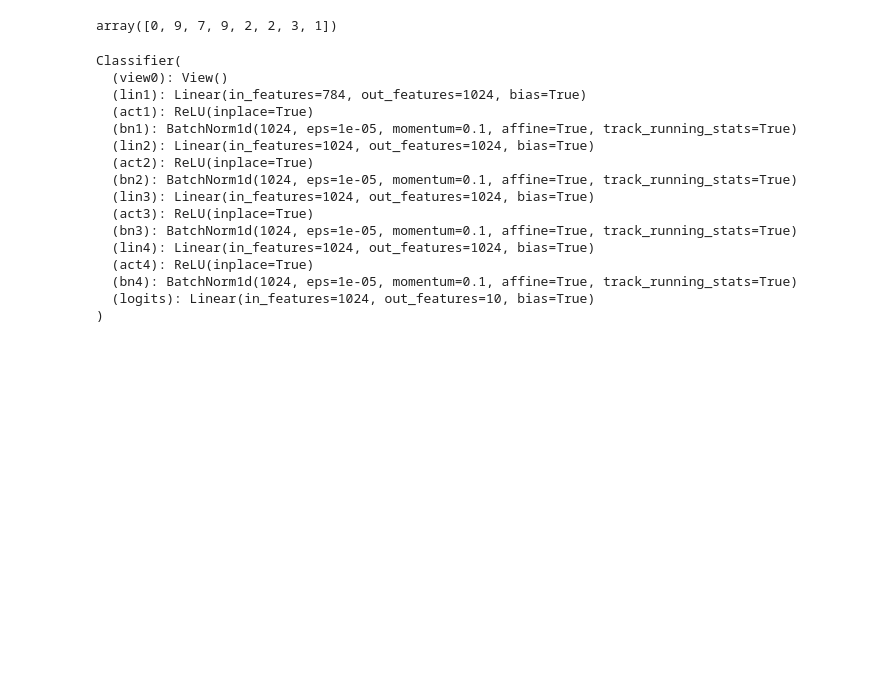
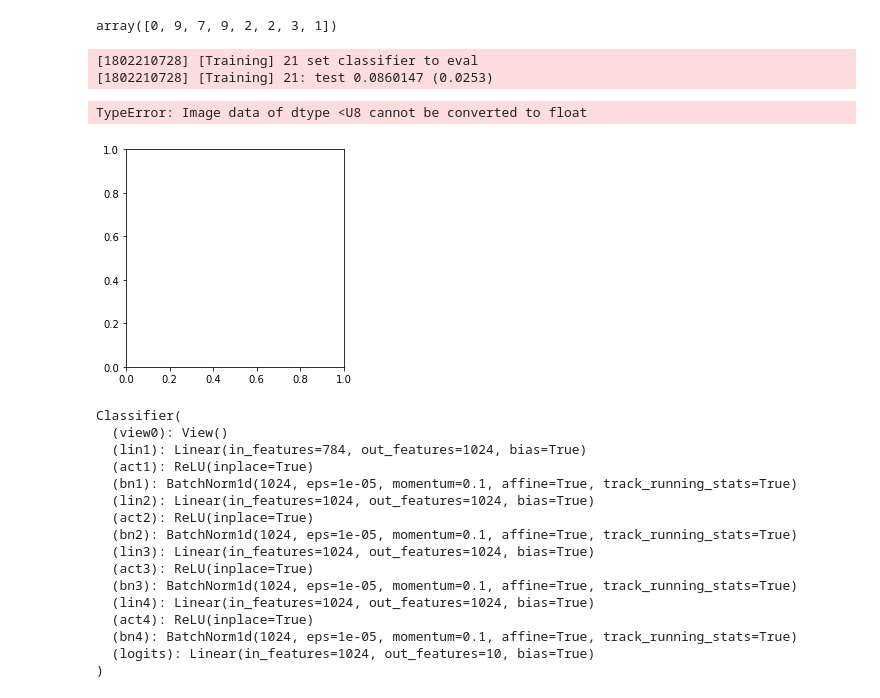
Before and after one commit to microsoft/distance-learner, a Jupyter notebook: notebooks/Playground.ipynb, the cells around one changed output. Saved outputs shown, nothing was run; the diff lists cells and outputs as text; code cells hidden in the pictures; blank space fills up the shorter version.

```diff
--- a/notebooks/Playground.ipynb
+++ b/notebooks/Playground.ipynb
@@ -125,4 +123,16 @@ tensor([0, 9, 7, 9, 2, 2, 3, 1], device='cuda:1')
 test_codes
 # %% [output]
 array([0, 9, 7, 9, 2, 2, 3, 1])
+# %%
+clf_report = program.test()
+# %% [output]
+[1802210728] [Training] 21 set classifier to eval
+[1802210728] [Training] 21: test 0.0860147 (0.0253)
+# %%
+%matplotlib inline
+import matplotlib.pyplot as plt
+plt.imshow("test.png")
+# %% [output]
+TypeError: Image data of dtype <U8 cannot be converted to float
+[figure, added]
 # %%
```
Also changed, not shown: parts of 7 cells of this notebook, 3 other files.
